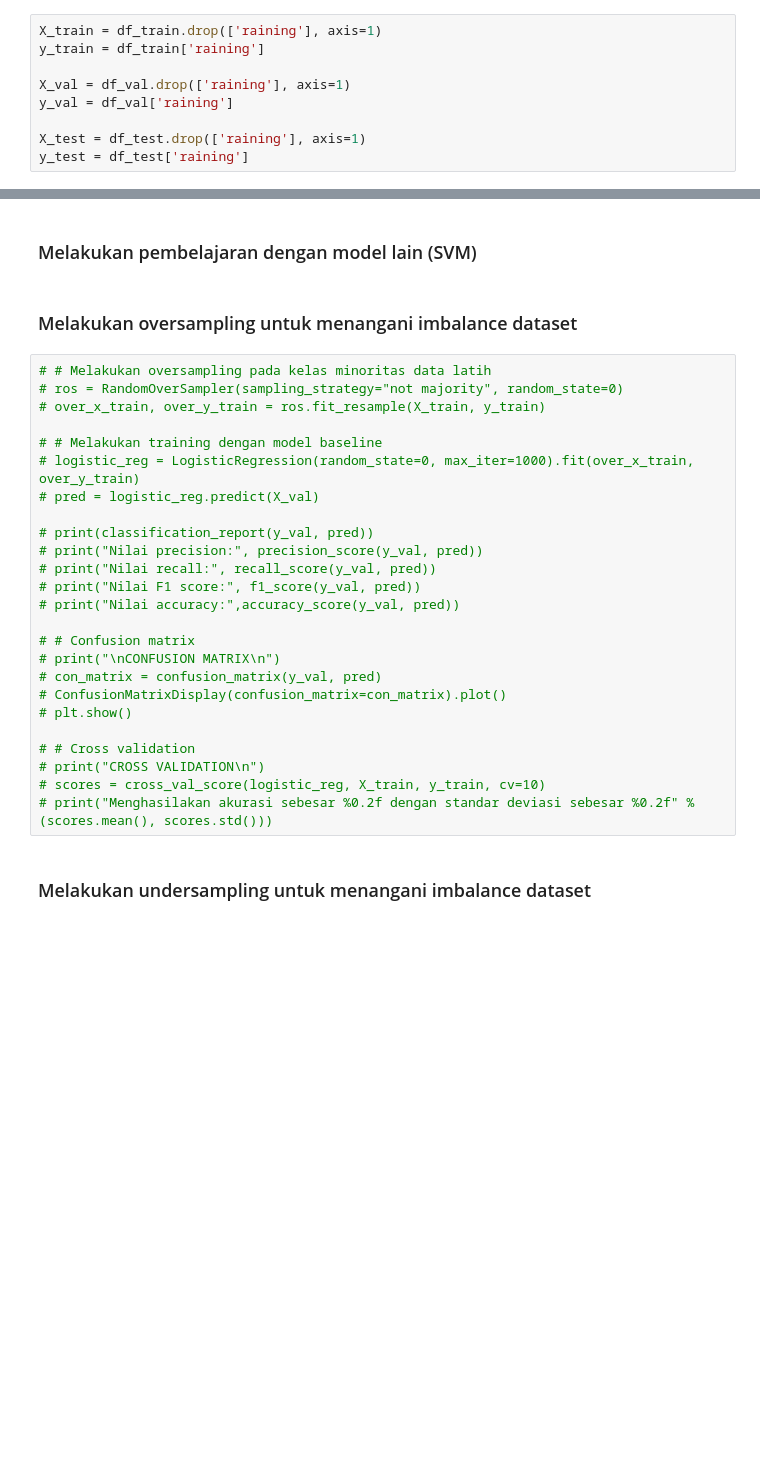
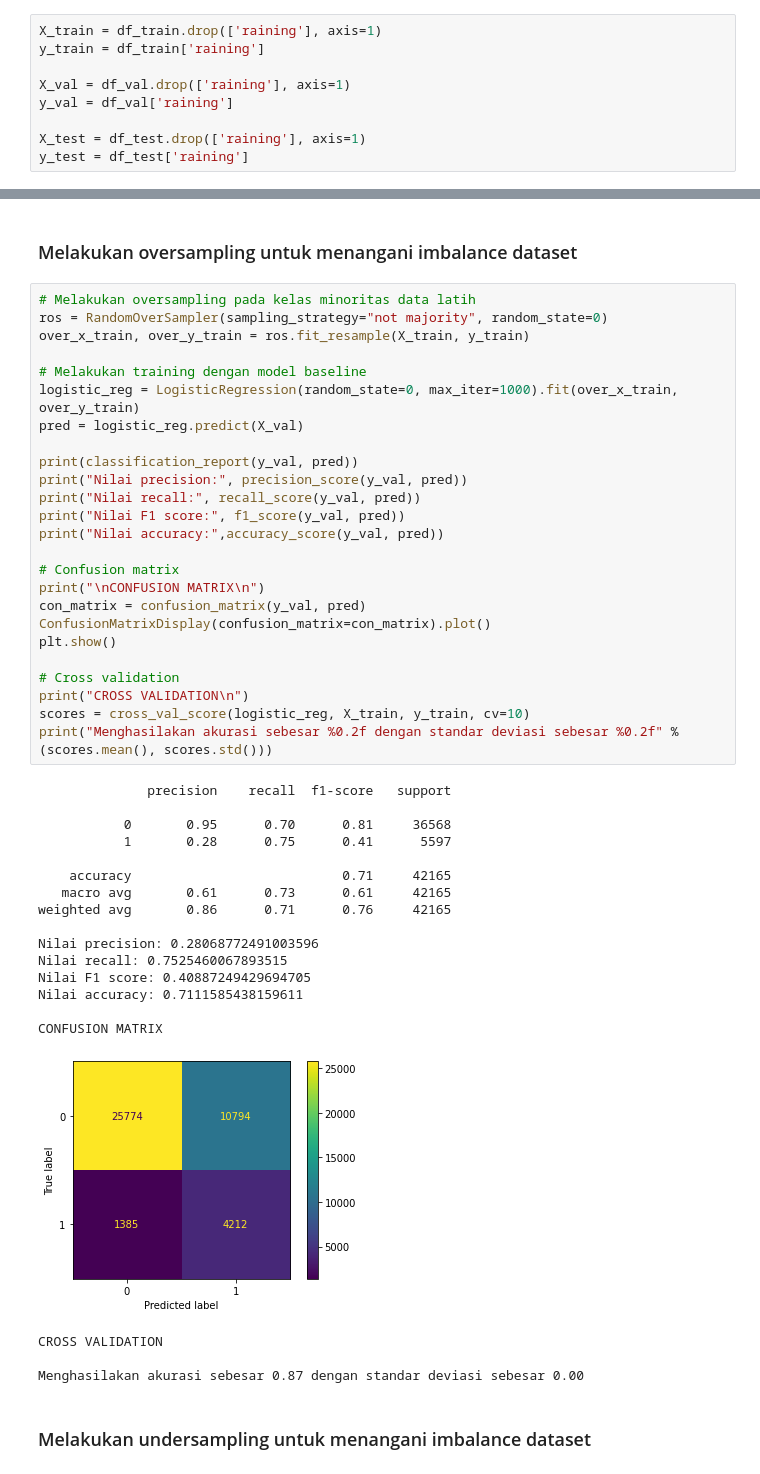
Before and after one commit to daffarg/tugas-praktikum-ml, a Jupyter notebook: PraktikumIF3270_M1_13520118_13520145.ipynb, the cells around one changed output, grey strips where cells are left out. Cells and saved outputs as stored; diff of their text form; blank space fills up the shorter version.

```diff
--- a/PraktikumIF3270_M1_13520118_13520145.ipynb
+++ b/PraktikumIF3270_M1_13520118_13520145.ipynb
@@ -658,32 +669,50 @@ Menghasilakan akurasi sebesar 0.87 dengan standar deviasi sebesar 0.00
-# %% [markdown]
-### Melakukan pembelajaran dengan model lain (SVM)
 # %% [markdown]
 ### Melakukan oversampling untuk menangani imbalance dataset
 # %%
-# # Melakukan oversampling pada kelas minoritas data latih
-# ros = RandomOverSampler(sampling_strategy="not majority", random_state=0)
-# over_x_train, over_y_train = ros.fit_resample(X_train, y_train)
+# Melakukan oversampling pada kelas minoritas data latih
+ros = RandomOverSampler(sampling_strategy="not majority", random_state=0)
+over_x_train, over_y_train = ros.fit_resample(X_train, y_train)
 
-# # Melakukan training dengan model baseline
-# logistic_reg = LogisticRegression(random_state=0, max_iter=1000).fit(over_x_train, over_y_train)
-# pred = logistic_reg.predict(X_val)
+# Melakukan training dengan model baseline
+logistic_reg = LogisticRegression(random_state=0, max_iter=1000).fit(over_x_train, over_y_train)
+pred = logistic_reg.predict(X_val)
 
-# print(classification_report(y_val, pred))
-# print("Nilai precision:", precision_score(y_val, pred))
-# print("Nilai recall:", recall_score(y_val, pred))
-# print("Nilai F1 score:", f1_score(y_val, pred))
-# print("Nilai accuracy:",accuracy_score(y_val, pred))
+print(classification_report(y_val, pred))
+print("Nilai precision:", precision_score(y_val, pred))
+print("Nilai recall:", recall_score(y_val, pred))
+print("Nilai F1 score:", f1_score(y_val, pred))
+print("Nilai accuracy:",accuracy_score(y_val, pred))
 
-# # Confusion matrix
-# print("\nCONFUSION MATRIX\n")
-# con_matrix = confusion_matrix(y_val, pred)
-# ConfusionMatrixDisplay(confusion_matrix=con_matrix).plot()
-# plt.show()
+# Confusion matrix
+print("\nCONFUSION MATRIX\n")
+con_matrix = confusion_matrix(y_val, pred)
+ConfusionMatrixDisplay(confusion_matrix=con_matrix).plot()
+plt.show()
 
-# # Cross validation
-# print("CROSS VALIDATION\n")
-# scores = cross_val_score(logistic_reg, X_train, y_train, cv=10)
-# print("Menghasilakan akurasi sebesar %0.2f dengan standar deviasi sebesar %0.2f" % (scores.mean(), scores.std()))
+# Cross validation
+print("CROSS VALIDATION\n")
+scores = cross_val_score(logistic_reg, X_train, y_train, cv=10)
+print("Menghasilakan akurasi sebesar %0.2f dengan standar deviasi sebesar %0.2f" % (scores.mean(), scores.std()))
+# %% [output]
+              precision    recall  f1-score   support
+
+           0       0.95      0.70      0.81     36568
+           1       0.28      0.75      0.41      5597
+
+    accuracy                           0.71     42165
+   macro avg       0.61      0.73      0.61     42165
+weighted avg       0.86      0.71      0.76     42165
+
+Nilai precision: 0.28068772491003596
+Nilai recall: 0.7525460067893515
+Nilai F1 score: 0.40887249429694705
+Nilai accuracy: 0.7111585438159611
+
+CONFUSION MATRIX
+[figure, added]
+CROSS VALIDATION
+
+Menghasilakan akurasi sebesar 0.87 dengan standar deviasi sebesar 0.00
 # %% [markdown]
 ### Melakukan undersampling untuk menangani imbalance dataset
 # %%
```
Also changed, not shown: parts of 20 cells of this notebook.
